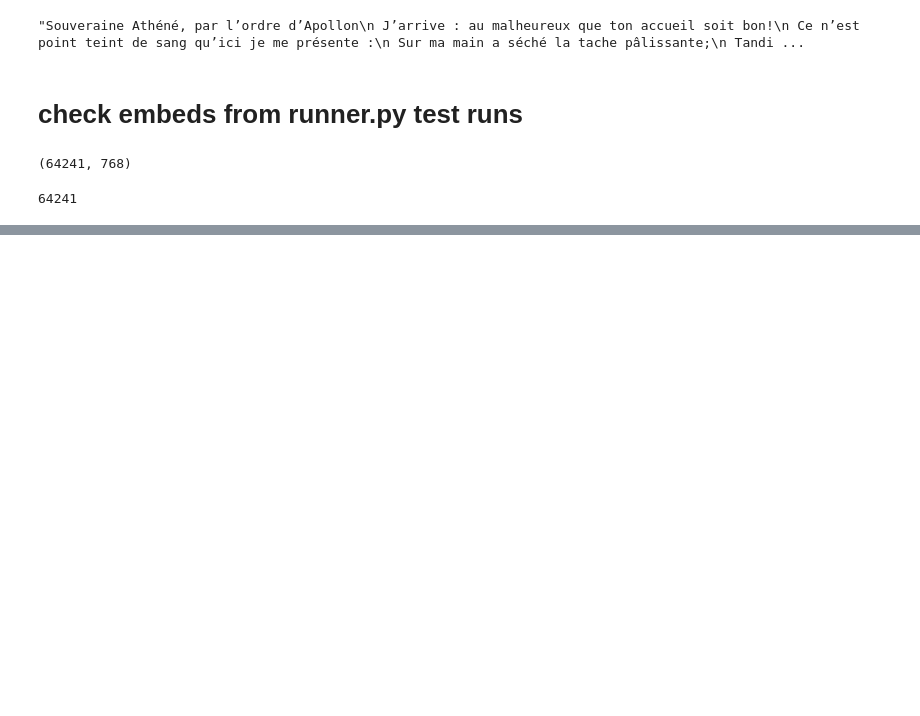
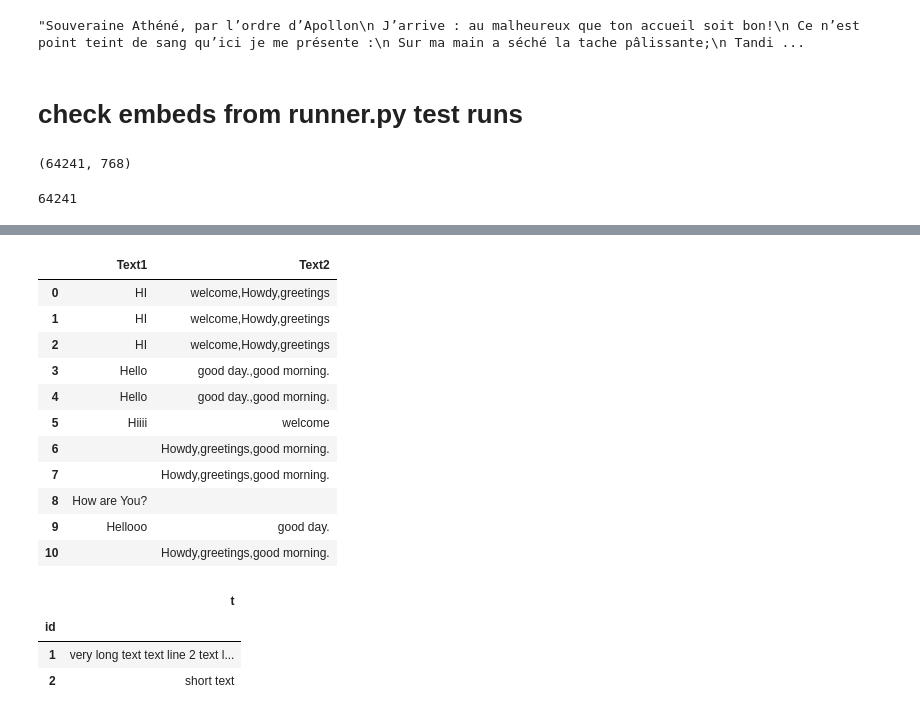
Before and after one commit to caro28/chiron, a Jupyter notebook: chironata/code/runner_debugger.ipynb, the cells around one changed output, grey strips where cells are left out. Drawn from its saved outputs; the diff is of its cells as text; code cells hidden in the pictures; blank space fills up the shorter version.

```diff
--- a/chironata/code/runner_debugger.ipynb
+++ b/chironata/code/runner_debugger.ipynb
@@ -112,0 +227,6 @@ len(txt)
+# %%
+import pandas as pd
+import numpy as np
+df = pd.DataFrame({"Text1": ["HI", "HI", "HI", "Hello", "Hello", "Hiiii", "", "", "How are You?", "Hellooo", ""],
+                   "Text2": ["welcome", "Howdy", "greetings", "good day.", "good morning.", "welcome", "Howdy", "greetings", "", "good day.", "good morning."]})
+result = df.groupby(df["Text1"].replace("", np.nan).ffill()).agg({"Text2": "/".join})
@@ -112,0 +243,37 @@ len(txt)
+# %%
+df['Text2'] = df[['Text1','Text2']].groupby(['Text1'])['Text2'].transform(lambda x: ','.join(x))
+df[['Text1','Text2']].drop_duplicates()
+df
+# %% [output]
+|  | Text1 | Text2 |
+| 0 | HI | welcome,Howdy,greetings |
+| 1 | HI | welcome,Howdy,greetings |
+| 2 | HI | welcome,Howdy,greetings |
+| 3 | Hello | good day.,good morning. |
+| 4 | Hello | good day.,good morning. |
+| 5 | Hiiii | welcome |
+| 6 |  | Howdy,greetings,good morning. |
+| 7 |  | Howdy,greetings,good morning. |
+| 8 | How are You? |  |
+| 9 | Hellooo | good day. |
+| 10 |  | Howdy,greetings,good morning. |
+# %%
+import pandas as pd
+from IPython.display import display, HTML
+
+def pretty_print(df):
+    return display(HTML(df.to_html().replace("\\n","<br>")))
+
+data = [
+       {'id': 1, 't': 'very long text\ntext line 2\ntext line 3'},
+       {'id': 2, 't': 'short text'}
+       ]
+df = pd.DataFrame(data)
+df.set_index('id', inplace=True)
+
+pretty_print(df)
+# %% [output]
+|  | t |
+| id |  |
+| 1 | very long text text line 2 text l... |
+| 2 | short text |
```
Also changed, not shown: parts of 17 cells of this notebook, 2 other files.
